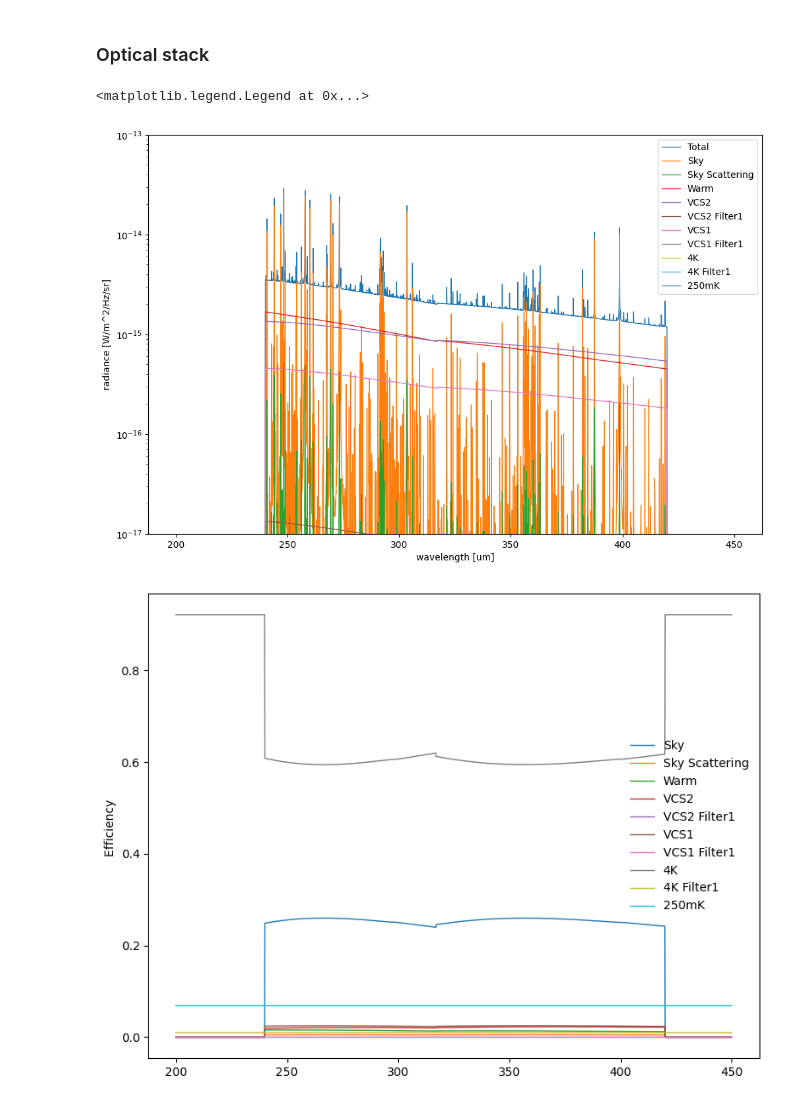
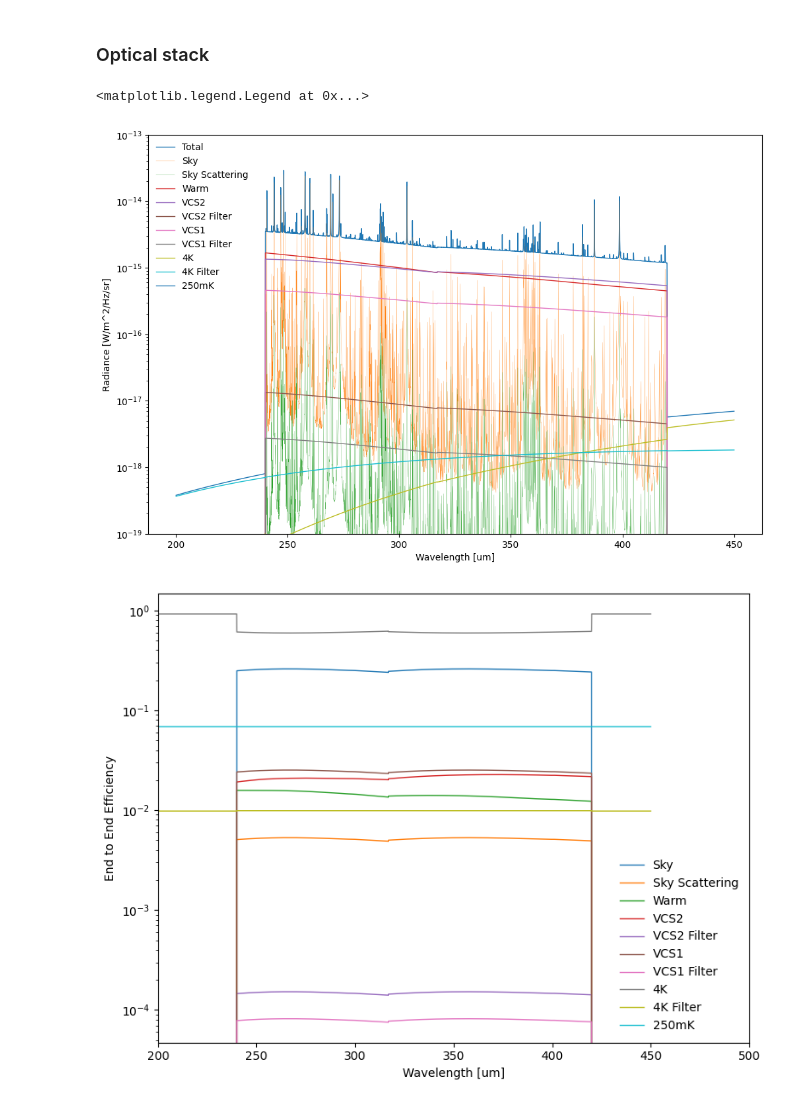
Before and after one commit to tim-balloon/tim-inst_modl, a Jupyter notebook: Spectral_loading_model/Spectral_loading.ipynb, the cells around one changed output. Cells and saved outputs as stored; diff of their text form; code cells hidden in the pictures.

```diff
--- a/Spectral_loading_model/Spectral_loading.ipynb
+++ b/Spectral_loading_model/Spectral_loading.ipynb
@@ -195,7 +159,7 @@ class Atmo(Source):
     def __init__(self, name, filename=None, rad_func=None):
         super().__init__(name)
         if filename is not None:
-            self.atmo = _pd.read_csv(filename, header=None, comment='#', sep=' ', names=['vGHz','tx','Tb','Trj','I'])
+            self.atmo = pd.read_csv(filename, header=None, comment='#', sep=' ', names=['vGHz','tx','Tb','Trj','I'])
             self.atmo['n'] = self.atmo['I']*c**2/(2*h*(self.atmo['vGHz']*1e9)**3)
 
     def I(self,v):
@@ -367,10 +288,23 @@ plt.plot(v, HDPE_emis(thickness=1e-3)(v*1e9))
 # %%
+def HDPE_emis(thickness=1., ):
+    """
+    v in Hz
+    thickness in metter
+    """
+    a = 1.2e-3
+    b = 1.882
+
+    def func(v):
+        return 1-np.exp(-1*a* (v/1e9/29.9792458)**b * thickness*100)
+
+    return func
+
 def UHMWPE_emis(thickness=1.):
     """
     v in Hz
     thickness in metter
     """
-    UPE = np.loadtxt('../plastic/UHMWPE_alpha.tsv').T
+    UPE = np.loadtxt('./plastic/UHMWPE_alpha.tsv').T
     alpha = interpolate.interp1d(UPE[0]*1e9, UPE[1], bounds_error=False)
 
     def func(v):
@@ -394,7 +328,7 @@ def PP_emis(thickness=1.):
     v in Hz
     thickness in metter
     """
-    PP = np.loadtxt('../plastic/PP_abs_eff.tsv').T
+    PP = np.loadtxt('./plastic/PP_abs_eff.tsv').T
     alpha = interpolate.interp1d(PP[0]*1e9, PP[1], bounds_error=False)
 
     def func(v):
@@ -404,6 +340,7 @@ def PP_emis(thickness=1.):
 # %%
-LWGrating = np.loadtxt("../gratings/TIM_LW_Sawtooth26deg_Efficiency.tsv", skiprows=3)
-SWGrating = np.loadtxt("../gratings/TIM_SW_Sawtooth26deg_Efficiency.tsv", skiprows=3)
+LWGrating = np.loadtxt("./gratings/TIM_LW_Sawtooth26deg_Efficiency.tsv", skiprows=3)
+SWGrating = np.loadtxt("./gratings/TIM_SW_Sawtooth26deg_Efficiency.tsv", skiprows=3)
+
 
 blazeEff = Functions(v=np.concatenate((c/LWGrating[:,0]/1e-6, c/SWGrating[:,0]/1e-6)), \
                      prop=np.concatenate((1.-LWGrating[:,1], 1.-SWGrating[:,1])), fill=1)
@@ -435,18 +372,18 @@ epsCold = 0.005
 bbWarm = BB('Warm', T=Tprimary)
 
 bbVCS2 = BB('VCS2', T=Tvcs2)
-bbVCS2f1 = BB('VCS2 Filter1', T=Tvcs2f1)
+bbVCS2f1 = BB('VCS2 Filter', T=Tvcs2f1)
 
 bbVCS1 = BB('VCS1', T=Tvcs1)
-bbVCS1f1 = BB('VCS1 Filter1', T=Tvcs1f1)
+bbVCS1f1 = BB('VCS1 Filter', T=Tvcs1f1)
 
 bbCold = BB('4K', T=Tcold)
-bb4kf1 =  BB('4K Filter1', T=Tcoldf1)
+bb4kf1 =  BB('4K Filter', T=Tcoldf1)
 
 bbFPU = BB('250mK', T=Tfpu)
 
 
-Ant37  = '../tim-inst_modl/atmospheric_models/models/Antarctic_DJF_34km_45deg_1.0.out'
+Ant37  = '../atmospheric_models/models/Antarctic_DJF_34km_45deg_1.0.out'
 skyNoise = Atmo('Sky Scattering', filename = Ant37 )
 sky      = Atmo('Sky', filename = Ant37)
 
@@ -515,45 +452,50 @@ stack = OpticalStack(layers,sources)
 # %%
 nu_min = c/450e-6
 nu_max = c/200e-6
 nu_n   = 4000
 
 nu = np.linspace(nu_min, nu_max, nu_n)
 
 lamb = c/nu
 eff = stack.eff_cal(c/lamb)
 
 
 plt.figure(figsize=(12,8), dpi=100)
 
 plt.plot(lamb/1e-6, stack.radiance(c/lamb,),label='Total')
 
 for source in sources:
-    plt.plot(lamb/1e-6, stack.radiance(c/lamb,source=source), label=source.name)
+    if isinstance(source, Atmo):
+        plt.plot(lamb/1e-6, stack.radiance(c/lamb,source=source),lw=0.2, label=source.name)
+    else:
+        plt.plot(lamb/1e-6, stack.radiance(c/lamb,source=source), label=source.name)
 
 
-plt.xlabel('wavelength [um]')
-plt.ylabel('radiance [W/m^2/Hz/sr]')
+plt.xlabel('Wavelength [um]')
+plt.ylabel('Radiance [W/m^2/Hz/sr]')
 
-plt.ylim([1e-17,1e-13])
+plt.ylim([1e-19,1e-13])
 plt.yscale("log")
-plt.legend()
+plt.legend(frameon=0)
 # %% [output]
 <matplotlib.legend.Legend at 0x...>
-[figure, old version]
+[figure, new version]
 # %%
 plt.figure(figsize=(8,6), dpi=100)
 
 for i,source in enumerate(stack.sources):
     plt.plot(lamb/1e-6, stack.efficiency[i], label=source.name)
 
-# plt.xscale("log")
-# plt.yscale("log")
+plt.xlim([200,500])
+plt.yscale("log")
 
-plt.ylabel("Efficiency ")
+plt.ylabel("End to End Efficiency")
+plt.xlabel('Wavelength [um]')
+
 plt.legend(frameon=0)
 plt.tight_layout()
 # %% [output]
-[figure, old version]
+[figure, new version]
 # %%
 SWlambMin = 240e-6
 SWlambMax = 317e-6
```
Also changed, not shown: parts of 16 cells of this notebook.
